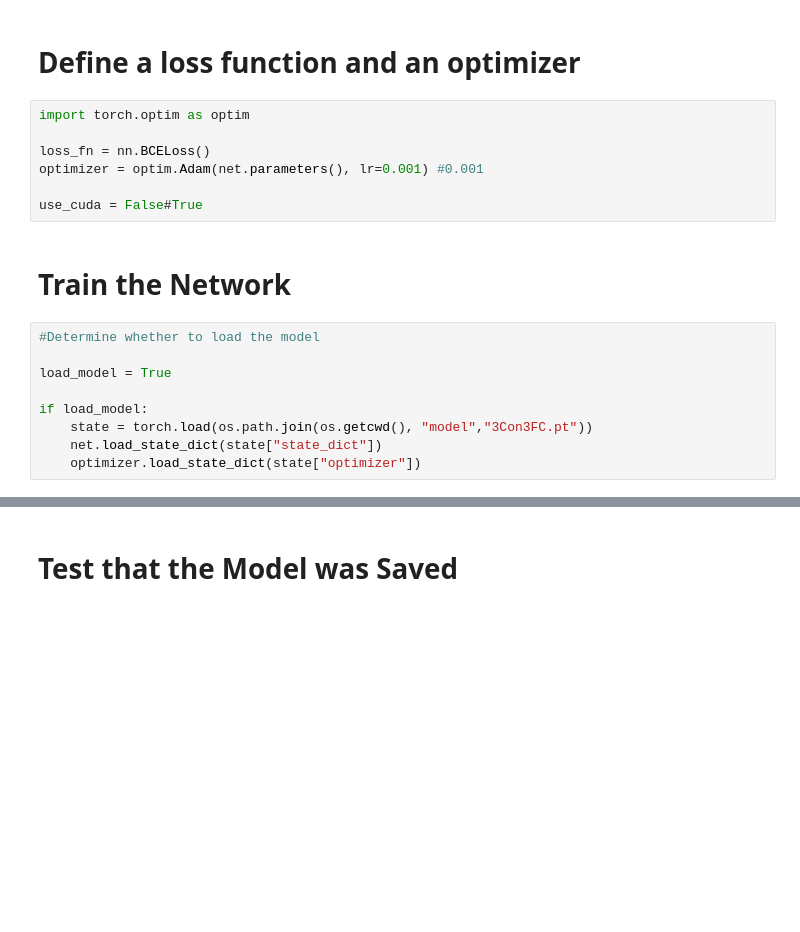
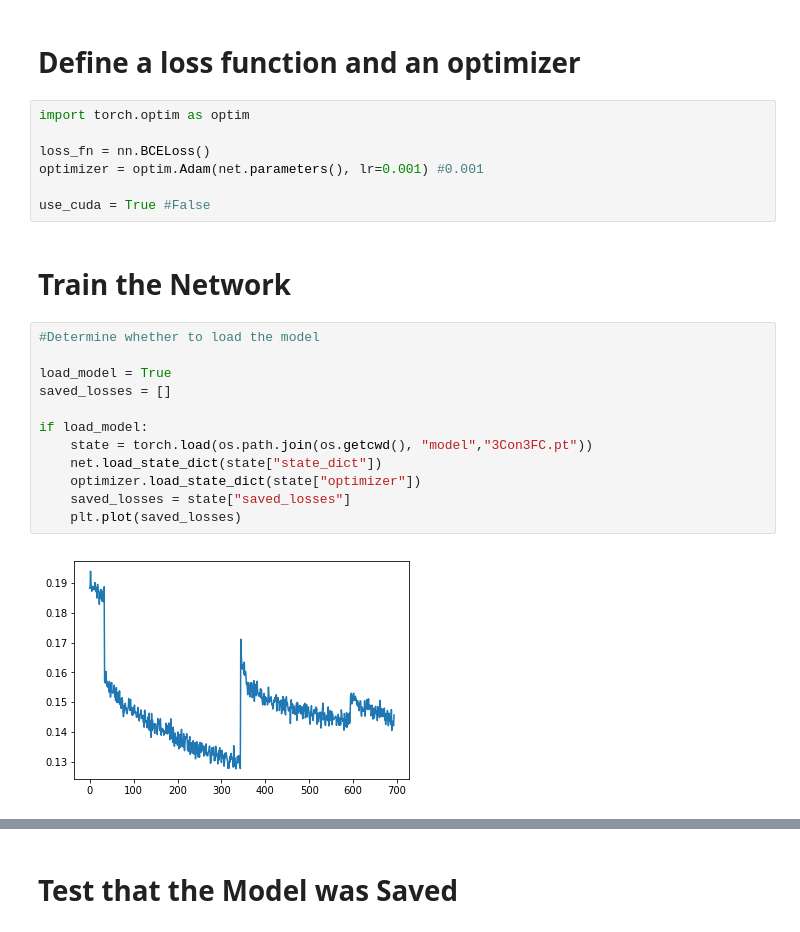
Before and after one commit to tzahroof/PokemonTypeNN, a Jupyter notebook: Training.ipynb, the cells around one changed output, grey strips where cells are left out. Cells and saved outputs as stored; diff of their text form; blank space fills up the shorter version.

```diff
--- a/Training.ipynb
+++ b/Training.ipynb
@@ -335,16 +405,21 @@ import torch.optim as optim
 loss_fn = nn.BCELoss()
 optimizer = optim.Adam(net.parameters(), lr=0.001) #0.001
 
-use_cuda = False#True
+use_cuda = True #False
 # %% [markdown]
 # Train the Network
 # %%
 #Determine whether to load the model
 
 load_model = True
+saved_losses = []
 
 if load_model:
     state = torch.load(os.path.join(os.getcwd(), "model","3Con3FC.pt"))
     net.load_state_dict(state["state_dict"])
     optimizer.load_state_dict(state["optimizer"])
+    saved_losses = state["saved_losses"]
+    plt.plot(saved_losses)
+# %% [output]
+[figure, added]
 # %%
```
Also changed, not shown: parts of 9 cells of this notebook, 5 other files.
